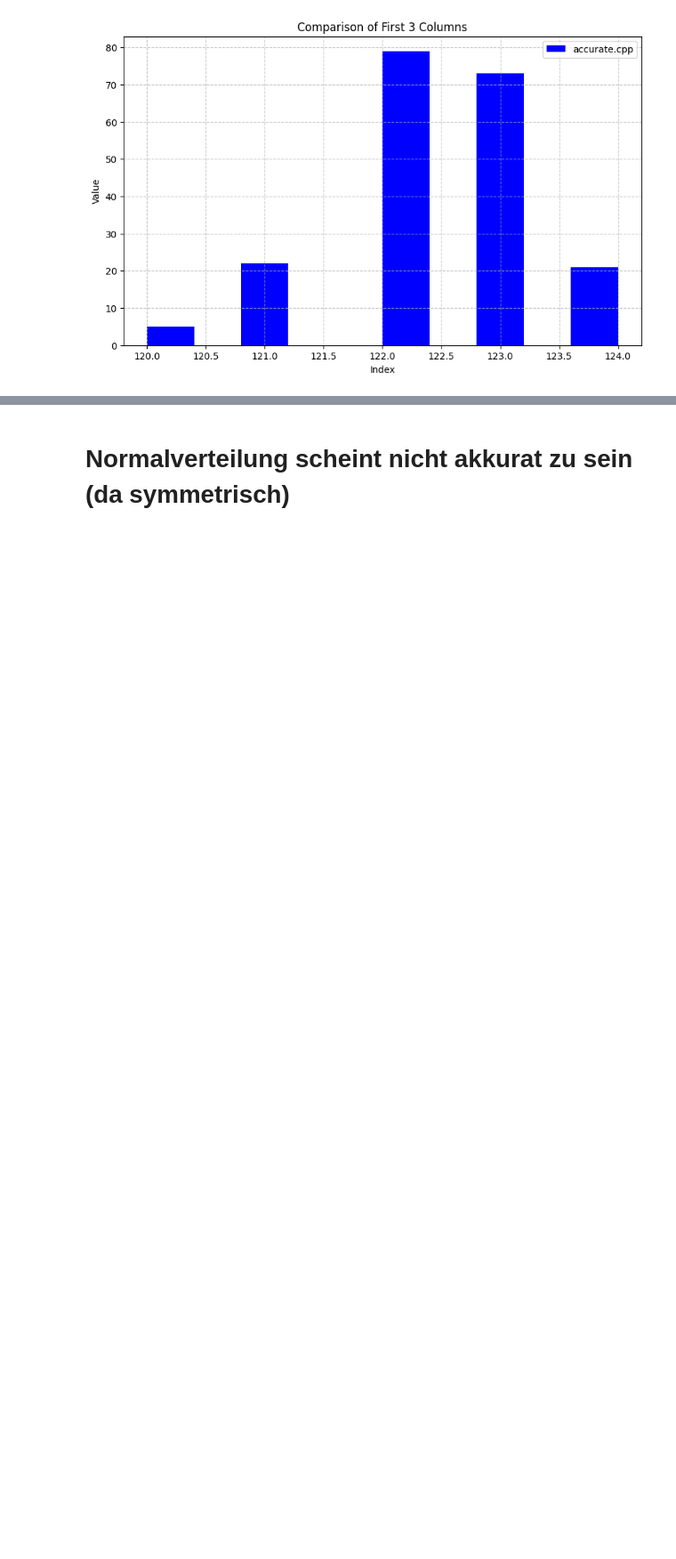
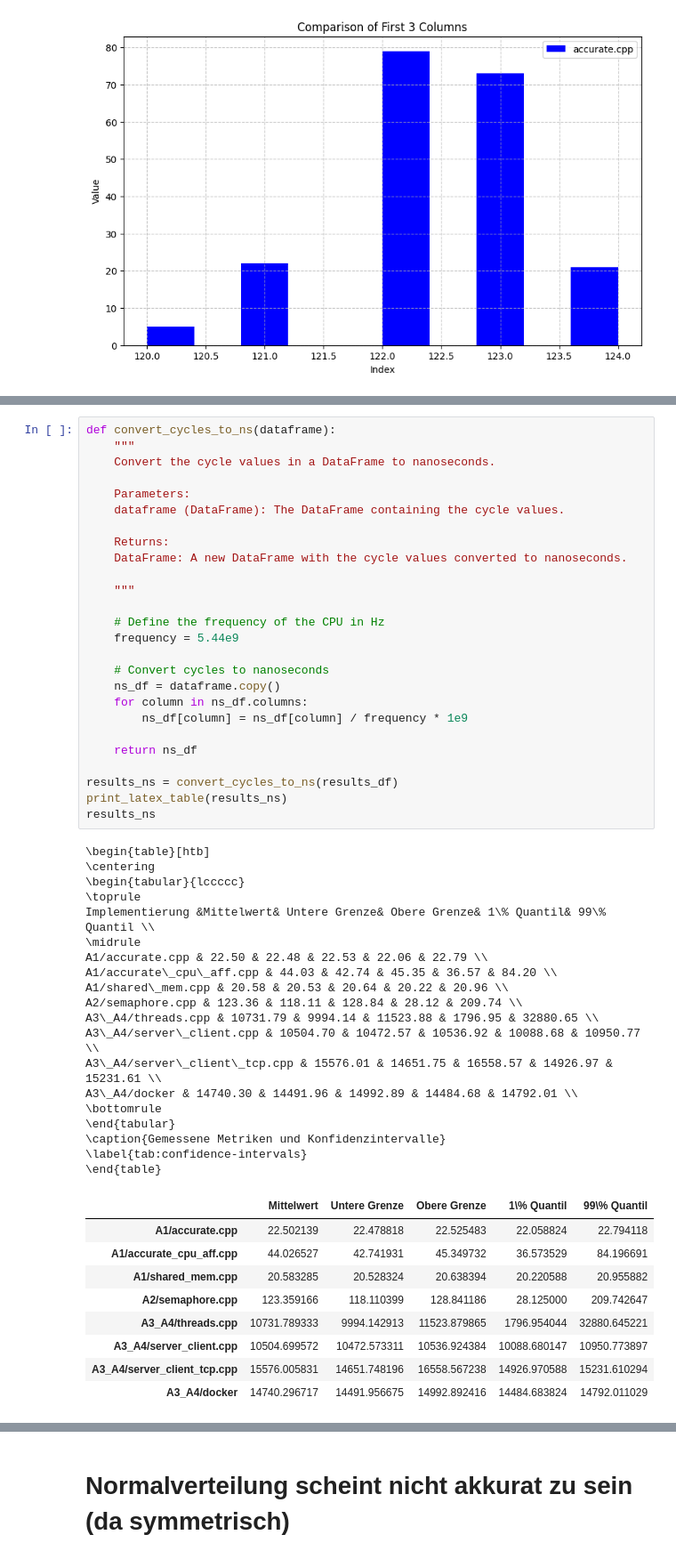
Before and after one commit to kilianbartz/bs_ueb2, a Jupyter notebook: plot.ipynb, the cells around one changed output, grey strips where cells are left out. Shown at 89% size. Cells and saved outputs as stored; diff of their text form; blank space fills up the shorter version.

```diff
--- a/plot.ipynb
+++ b/plot.ipynb
@@ -109,3 +205,58 @@ A3_A4/docker                 80187.214142  78836.244311  81561.334741
+# %%
+def convert_cycles_to_ns(dataframe):
+    """
+    Convert the cycle values in a DataFrame to nanoseconds.
+
+    Parameters:
+    dataframe (DataFrame): The DataFrame containing the cycle values.
+
+    Returns:
+    DataFrame: A new DataFrame with the cycle values converted to nanoseconds.
+
+    """
+
+    # Define the frequency of the CPU in Hz
+    frequency = 5.44e9
+
+    # Convert cycles to nanoseconds
+    ns_df = dataframe.copy()
+    for column in ns_df.columns:
+        ns_df[column] = ns_df[column] / frequency * 1e9
+
+    return ns_df
+
+results_ns = convert_cycles_to_ns(results_df)
+print_latex_table(results_ns)
+results_ns
+# %% [output]
+\begin{table}[htb]
+\centering
+\begin{tabular}{lccccc}
+\toprule
+Implementierung &Mittelwert& Untere Grenze& Obere Grenze& 1\% Quantil& 99\% Quantil \\
+\midrule
+A1/accurate.cpp & 22.50 & 22.48 & 22.53 & 22.06 & 22.79 \\
+A1/accurate\_cpu\_aff.cpp & 44.03 & 42.74 & 45.35 & 36.57 & 84.20 \\
+A1/shared\_mem.cpp & 20.58 & 20.53 & 20.64 & 20.22 & 20.96 \\
+A2/semaphore.cpp & 123.36 & 118.11 & 128.84 & 28.12 & 209.74 \\
+A3\_A4/threads.cpp & 10731.79 & 9994.14 & 11523.88 & 1796.95 & 32880.65 \\
+A3\_A4/server\_client.cpp & 10504.70 & 10472.57 & 10536.92 & 10088.68 & 10950.77 \\
+A3\_A4/server\_client\_tcp.cpp & 15576.01 & 14651.75 & 16558.57 & 14926.97 & 15231.61 \\
+A3\_A4/docker & 14740.30 & 14491.96 & 14992.89 & 14484.68 & 14792.01 \\
+\bottomrule
+\end{tabular}
+\caption{Gemessene Metriken und Konfidenzintervalle}
+\label{tab:confidence-intervals}
+\end{table}
+|  | Mittelwert | Untere Grenze | Obere Grenze | 1\% Quantil | 99\% Quantil |
+| A1/accurate.cpp | 22.502139 | 22.478818 | 22.525483 | 22.058824 | 22.794118 |
+| A1/accurate_cpu_aff.cpp | 44.026527 | 42.741931 | 45.349732 | 36.573529 | 84.196691 |
+| A1/shared_mem.cpp | 20.583285 | 20.528324 | 20.638394 | 20.220588 | 20.955882 |
+| A2/semaphore.cpp | 123.359166 | 118.110399 | 128.841186 | 28.125000 | 209.742647 |
+| A3_A4/threads.cpp | 10731.789333 | 9994.142913 | 11523.879865 | 1796.954044 | 32880.645221 |
+| A3_A4/server_client.cpp | 10504.699572 | 10472.573311 | 10536.924384 | 10088.680147 | 10950.773897 |
+| A3_A4/server_client_tcp.cpp | 15576.005831 | 14651.748196 | 16558.567238 | 14926.970588 | 15231.610294 |
+| A3_A4/docker | 14740.296717 | 14491.956675 | 14992.892416 | 14484.683824 | 14792.011029 |
 # %%
 import numpy as np
 import matplotlib.pyplot as plt
```
Also changed, not shown: parts of 5 cells of this notebook, 2 other files.
